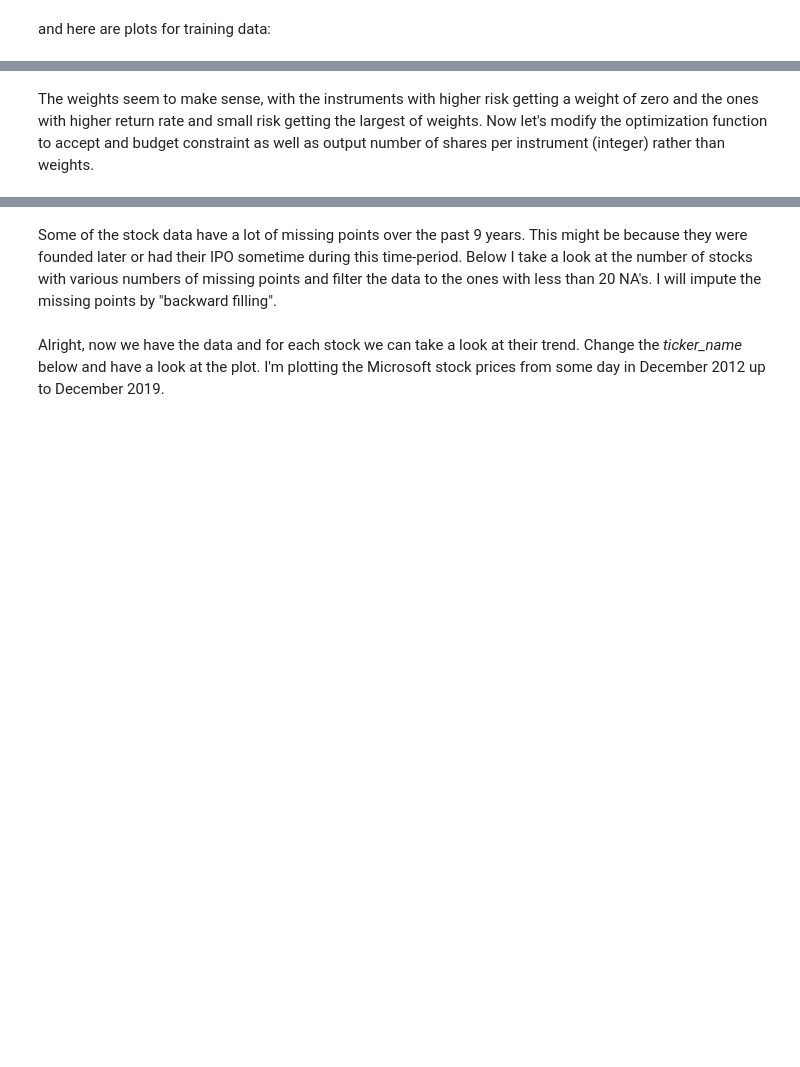
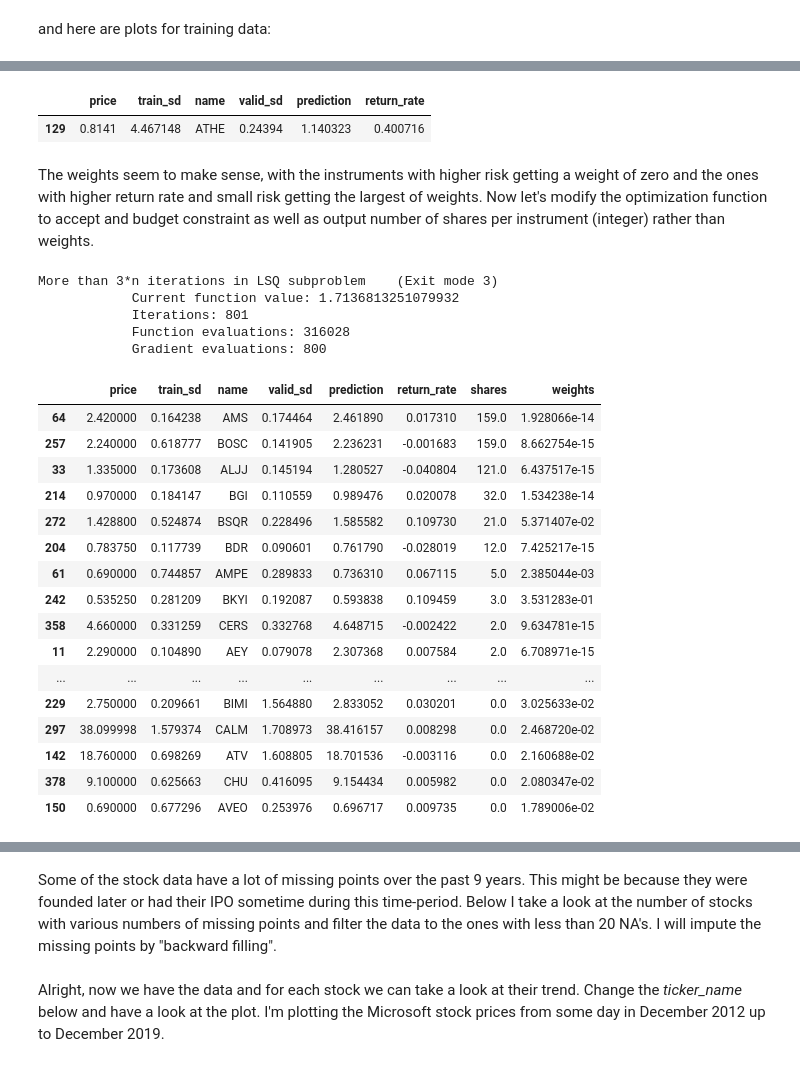
Before and after one commit to armenabnousi/smartr, a Jupyter notebook: smartr.ipynb, the cells around one changed output, grey strips where cells are left out. Drawn from its saved outputs; the diff is of its cells as text; code cells hidden in the pictures; blank space fills up the shorter version.

Commit message:
updated download function; modified variance computation based on pooled windows

```diff
--- a/smartr.ipynb
+++ b/smartr.ipynb
@@ -273,5 +423,8 @@ def optimize_weights(rat_risks, target_return=0.1):
 # %%
-weights, success, status = optimize_weights(rat_risks)
-print(get_portfolio_risk(results, rat_risks, covariances))
+d_select = d[rat_risks['name']]
+covariances = d_select.cov()
+weights, success, status, message = optimize_weights(rat_risks, target_return = 0.08)
+print(get_portfolio_risk(weights, rat_risks, covariances))
 print(success)
 print(status)
+print(message)
@@ -279,0 +441,8 @@ weights
+# %%
+#results = pd.DataFrame()
+for desired_rate in np.arange(0.1,0.16, 0.01):
+    print(desired_rate)
+    weights, success, status, message = optimize_weights(rat_risks, target_return = desired_rate)
+    cur_risk = get_portfolio_risk(weights, rat_risks, covariances)
+    results = pd.concat([results, pd.DataFrame({'return': [desired_rate], 'risk': [cur_risk],
+                                             'success': [success], 'message' : [message]})], axis = 0)
@@ -280,3 +509,8 @@ weights
+# %%
+rat_risks[rat_risks['name'] == "ATHE"]
+# %% [output]
+|  | price | train_sd | name | valid_sd | prediction | return_rate |
+| 129 | 0.8141 | 4.467148 | ATHE | 0.24394 | 1.140323 | 0.400716 |
 # %%
 fig, ax = plt.subplots()
 ax.scatter(rat_risks['risk'], rat_risks['return_rate'])
@@ -312,11 +546,11 @@ def budget_constraint(shares, rat_risks, budget):
 def optimize_shares(rat_risks, target_return=0.1, budget = 2000):
     #normalized_prices = prices / prices.ix[0, :]
     instruments_count = rat_risks.shape[0]
-    init_guess = np.ones(instruments_count) * 2 #(1.0 / instruments_count)
+    init_guess = np.ones(instruments_count) #(1.0 / instruments_count)
     bounds = ((0.0, np.inf),) * instruments_count
     shares = minimize(get_portfolio_risk_by_shares, init_guess,
                        args=(rat_risks, covariances), method='SLSQP',
-                       options={'disp': False},
+                       options={'disp': True, 'maxiter': 1000},
                        constraints=({'type': 'ineq', 'fun': lambda x: budget_constraint(x, rat_risks, budget)}, #make sure total is less than budget
                                     {'type': 'eq', 'args': (rat_risks, budget), #make the return rate equal to the expected rate
                                      'fun': lambda inputs, rat_risks, budget:
@@ -327,8 +561,13 @@ def optimize_shares(rat_risks, target_return=0.1, budget = 2000):
                      )
     return shares.x, shares.success, shares.status, shares.message
 # %%
-budget = 2000
-share_distribution, success, status, message = optimize_shares(rat_risks, budget = budget)
+budget = 1000
+share_distribution, success, status, message = optimize_shares(rat_risks, budget = budget, target_return = 0.08)
 share_distribution
-output = rat_risks
-output['shares'] = np.floor(share_distribution)
+rat_risks['shares'] = np.floor(share_distribution)
+# %% [output]
+More than 3*n iterations in LSQ subproblem    (Exit mode 3)
+            Current function value: 1.7136813251079932
+            Iterations: 801
+            Function evaluations: 316028
+            Gradient evaluations: 800
@@ -337,3 +574,23 @@ message
+# %%
+rat_risks.sort_values(['shares', 'weights', 'price'], ascending = False).head(20)
+# %% [output]
+|  | price | train_sd | name | valid_sd | prediction | return_rate | shares | weights |
+| 64 | 2.420000 | 0.164238 | AMS | 0.174464 | 2.461890 | 0.017310 | 159.0 | 1.928066e-14 |
+| 257 | 2.240000 | 0.618777 | BOSC | 0.141905 | 2.236231 | -0.001683 | 159.0 | 8.662754e-15 |
+| 33 | 1.335000 | 0.173608 | ALJJ | 0.145194 | 1.280527 | -0.040804 | 121.0 | 6.437517e-15 |
+| 214 | 0.970000 | 0.184147 | BGI | 0.110559 | 0.989476 | 0.020078 | 32.0 | 1.534238e-14 |
+| 272 | 1.428800 | 0.524874 | BSQR | 0.228496 | 1.585582 | 0.109730 | 21.0 | 5.371407e-02 |
+| 204 | 0.783750 | 0.117739 | BDR | 0.090601 | 0.761790 | -0.028019 | 12.0 | 7.425217e-15 |
+| 61 | 0.690000 | 0.744857 | AMPE | 0.289833 | 0.736310 | 0.067115 | 5.0 | 2.385044e-03 |
+| 242 | 0.535250 | 0.281209 | BKYI | 0.192087 | 0.593838 | 0.109459 | 3.0 | 3.531283e-01 |
+| 358 | 4.660000 | 0.331259 | CERS | 0.332768 | 4.648715 | -0.002422 | 2.0 | 9.634781e-15 |
+| 11 | 2.290000 | 0.104890 | AEY | 0.079078 | 2.307368 | 0.007584 | 2.0 | 6.708971e-15 |
+| ... | ... | ... | ... | ... | ... | ... | ... | ... |
+| 229 | 2.750000 | 0.209661 | BIMI | 1.564880 | 2.833052 | 0.030201 | 0.0 | 3.025633e-02 |
+| 297 | 38.099998 | 1.579374 | CALM | 1.708973 | 38.416157 | 0.008298 | 0.0 | 2.468720e-02 |
+| 142 | 18.760000 | 0.698269 | ATV | 1.608805 | 18.701536 | -0.003116 | 0.0 | 2.160688e-02 |
+| 378 | 9.100000 | 0.625663 | CHU | 0.416095 | 9.154434 | 0.005982 | 0.0 | 2.080347e-02 |
+| 150 | 0.690000 | 0.677296 | AVEO | 0.253976 | 0.696717 | 0.009735 | 0.0 | 1.789006e-02 |
 # %%
 print(' '.join(['retrun rate', str(get_portfolio_return_by_shares(rat_risks['shares'], rat_risks, budget))]))
 print(' '.join(['risk', str(get_portfolio_risk_by_shares(rat_risks['shares'], rat_risks, covariances))]))
```
Also changed, not shown: parts of 63 cells of this notebook, 1 other file.
